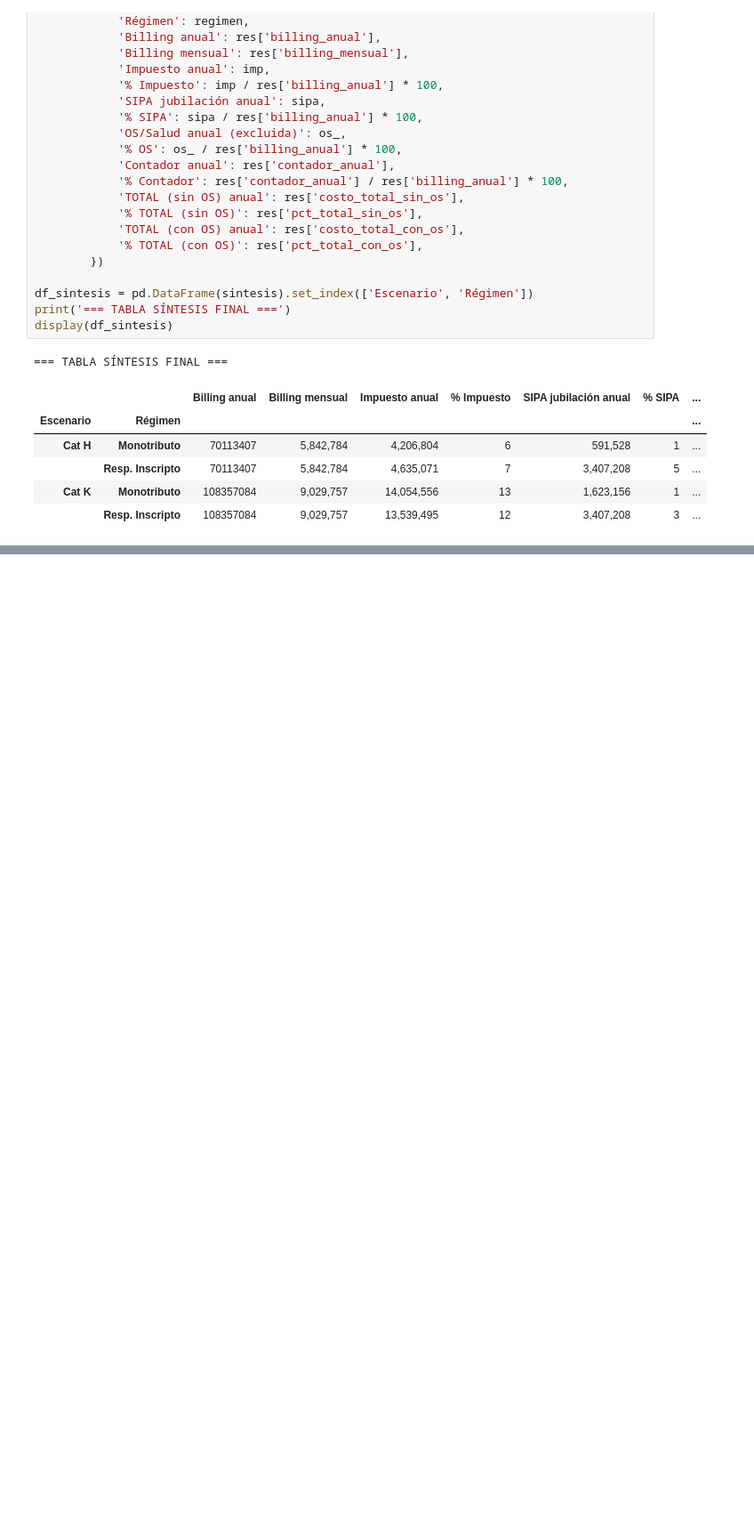
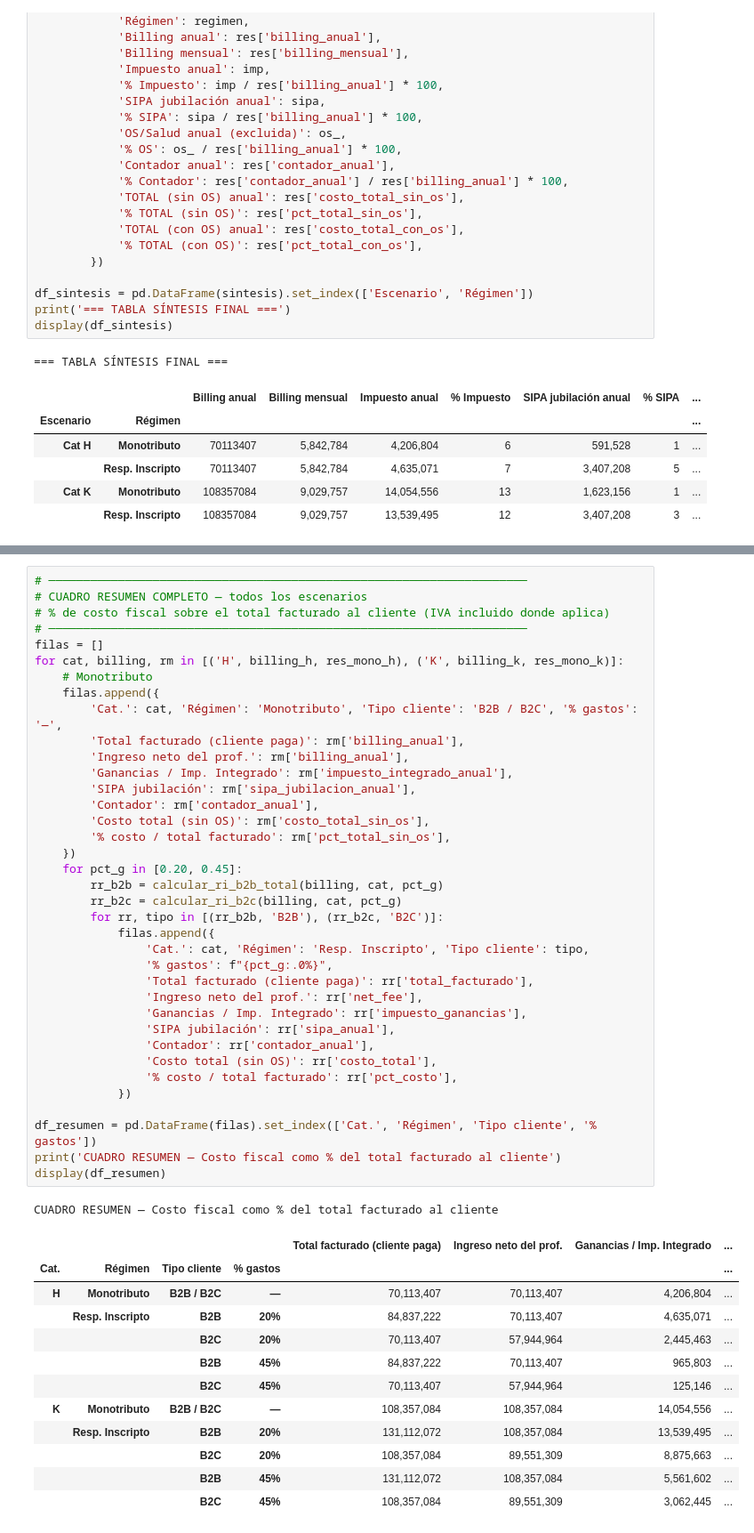
Before and after one commit to abenassi/analisis-fiscal, a Jupyter notebook: analisis_regimenes_fiscales.ipynb, the cells around one changed output, grey strips where cells are left out. Shown at 89% size. Saved outputs shown, nothing was run; the diff lists cells and outputs as text; blank space fills up the shorter version.

```diff
--- a/analisis_regimenes_fiscales.ipynb
+++ b/analisis_regimenes_fiscales.ipynb
@@ -993,0 +1388,51 @@ display(df_sintesis)
+# %%
+# ─────────────────────────────────────────────────────────────────────
+# CUADRO RESUMEN COMPLETO — todos los escenarios
+# % de costo fiscal sobre el total facturado al cliente (IVA incluido donde aplica)
+# ─────────────────────────────────────────────────────────────────────
+filas = []
+for cat, billing, rm in [('H', billing_h, res_mono_h), ('K', billing_k, res_mono_k)]:
+    # Monotributo
+    filas.append({
+        'Cat.': cat, 'Régimen': 'Monotributo', 'Tipo cliente': 'B2B / B2C', '% gastos': '—',
+        'Total facturado (cliente paga)': rm['billing_anual'],
+        'Ingreso neto del prof.': rm['billing_anual'],
+        'Ganancias / Imp. Integrado': rm['impuesto_integrado_anual'],
+        'SIPA jubilación': rm['sipa_jubilacion_anual'],
+        'Contador': rm['contador_anual'],
+        'Costo total (sin OS)': rm['costo_total_sin_os'],
+        '% costo / total facturado': rm['pct_total_sin_os'],
+    })
+    for pct_g in [0.20, 0.45]:
+        rr_b2b = calcular_ri_b2b_total(billing, cat, pct_g)
+        rr_b2c = calcular_ri_b2c(billing, cat, pct_g)
+        for rr, tipo in [(rr_b2b, 'B2B'), (rr_b2c, 'B2C')]:
+            filas.append({
+                'Cat.': cat, 'Régimen': 'Resp. Inscripto', 'Tipo cliente': tipo,
+                '% gastos': f"{pct_g:.0%}",
+                'Total facturado (cliente paga)': rr['total_facturado'],
+                'Ingreso neto del prof.': rr['net_fee'],
+                'Ganancias / Imp. Integrado': rr['impuesto_ganancias'],
+                'SIPA jubilación': rr['sipa_anual'],
+                'Contador': rr['contador_anual'],
+                'Costo total (sin OS)': rr['costo_total'],
+                '% costo / total facturado': rr['pct_costo'],
+            })
+
+df_resumen = pd.DataFrame(filas).set_index(['Cat.', 'Régimen', 'Tipo cliente', '% gastos'])
+print('CUADRO RESUMEN — Costo fiscal como % del total facturado al cliente')
+display(df_resumen)
+# %% [output]
+CUADRO RESUMEN — Costo fiscal como % del total facturado al cliente
+|  |  |  |  | Total facturado (cliente paga) | Ingreso neto del prof. | Ganancias / Imp. Integrado | ... |
+| Cat. | Régimen | Tipo cliente | % gastos |  |  |  | ... |
+| H | Monotributo | B2B / B2C | — | 70,113,407 | 70,113,407 | 4,206,804 | ... |
+|  | Resp. Inscripto | B2B | 20% | 84,837,222 | 70,113,407 | 4,635,071 | ... |
+|  |  | B2C | 20% | 70,113,407 | 57,944,964 | 2,445,463 | ... |
+|  |  | B2B | 45% | 84,837,222 | 70,113,407 | 965,803 | ... |
+|  |  | B2C | 45% | 70,113,407 | 57,944,964 | 125,146 | ... |
+| K | Monotributo | B2B / B2C | — | 108,357,084 | 108,357,084 | 14,054,556 | ... |
+|  | Resp. Inscripto | B2B | 20% | 131,112,072 | 108,357,084 | 13,539,495 | ... |
+|  |  | B2C | 20% | 108,357,084 | 89,551,309 | 8,875,663 | ... |
+|  |  | B2B | 45% | 131,112,072 | 108,357,084 | 5,561,602 | ... |
+|  |  | B2C | 45% | 108,357,084 | 89,551,309 | 3,062,445 | ... |
```
Also changed, not shown: parts of 13 cells of this notebook, 3 other files.
